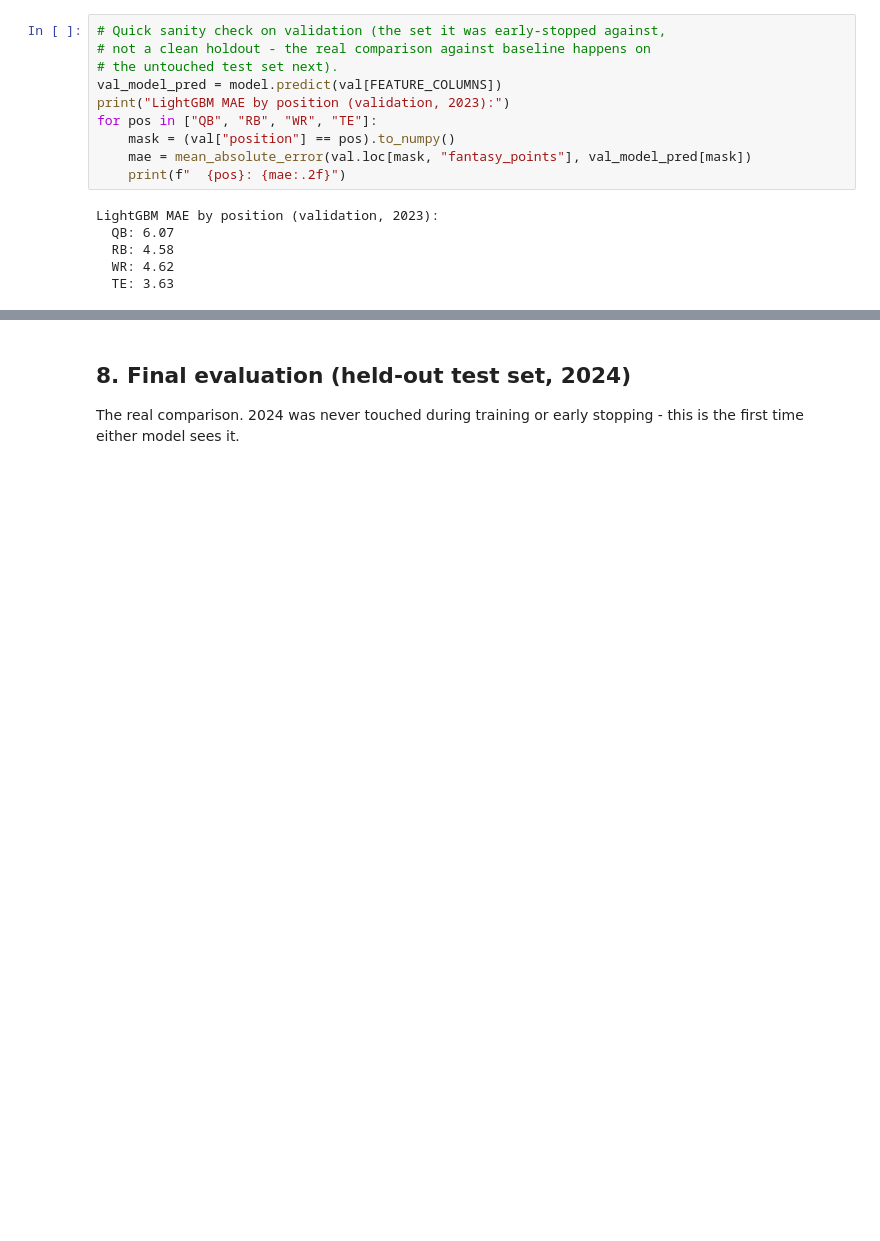
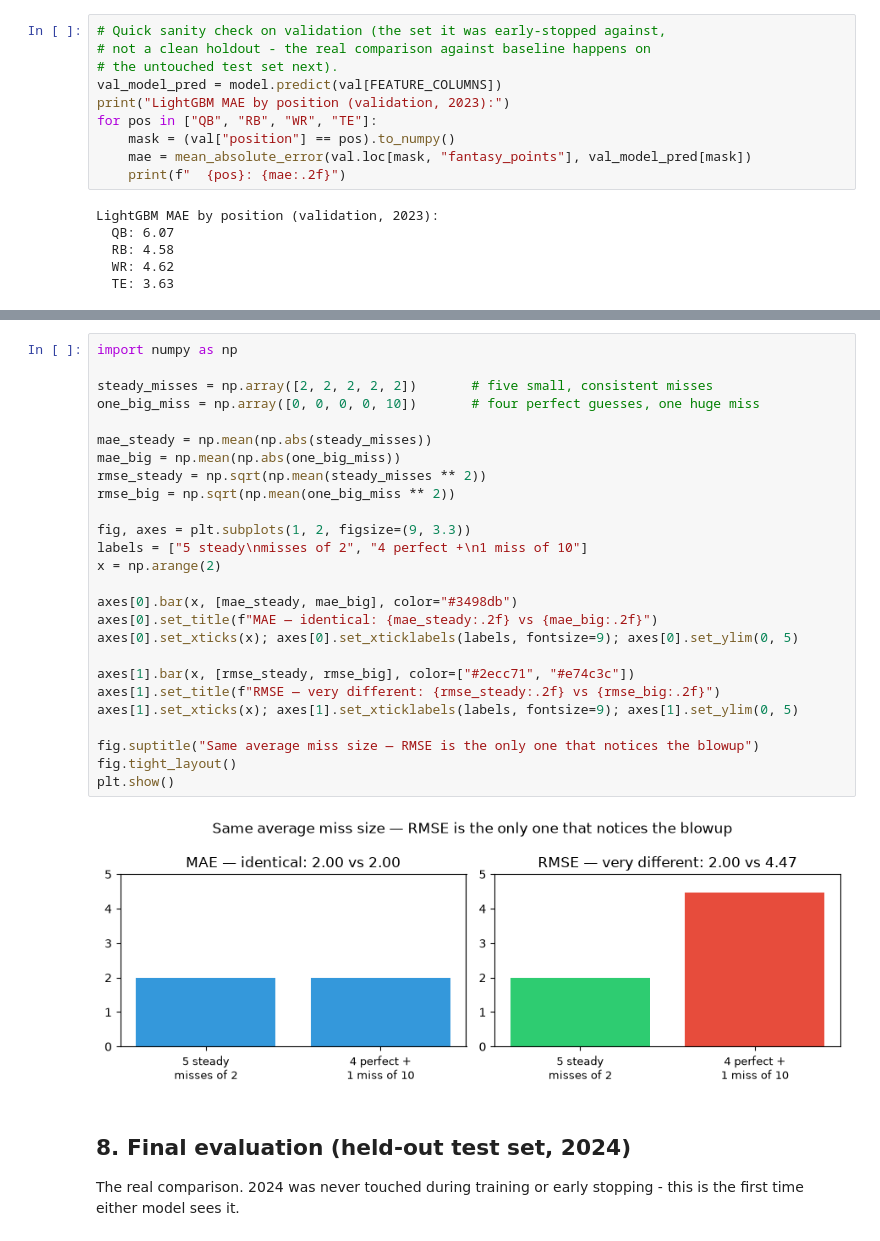
Before and after one commit to khylecalimlim/ESPNFantasyPredictor, a Jupyter notebook: notebooks/02_projection_model.ipynb, the cells around one changed output, grey strips where cells are left out. Saved outputs shown, nothing was run; the diff lists cells and outputs as text; blank space fills up the shorter version.

```diff
--- a/notebooks/02_projection_model.ipynb
+++ b/notebooks/02_projection_model.ipynb
@@ -242,3 +363,31 @@ LightGBM MAE by position (validation, 2023):
+# %%
+import numpy as np
+
+steady_misses = np.array([2, 2, 2, 2, 2])       # five small, consistent misses
+one_big_miss = np.array([0, 0, 0, 0, 10])       # four perfect guesses, one huge miss
+
+mae_steady = np.mean(np.abs(steady_misses))
+mae_big = np.mean(np.abs(one_big_miss))
+rmse_steady = np.sqrt(np.mean(steady_misses ** 2))
+rmse_big = np.sqrt(np.mean(one_big_miss ** 2))
+
+fig, axes = plt.subplots(1, 2, figsize=(9, 3.3))
+labels = ["5 steady\nmisses of 2", "4 perfect +\n1 miss of 10"]
+x = np.arange(2)
+
+axes[0].bar(x, [mae_steady, mae_big], color="#3498db")
+axes[0].set_title(f"MAE — identical: {mae_steady:.2f} vs {mae_big:.2f}")
+axes[0].set_xticks(x); axes[0].set_xticklabels(labels, fontsize=9); axes[0].set_ylim(0, 5)
+
+axes[1].bar(x, [rmse_steady, rmse_big], color=["#2ecc71", "#e74c3c"])
+axes[1].set_title(f"RMSE — very different: {rmse_steady:.2f} vs {rmse_big:.2f}")
+axes[1].set_xticks(x); axes[1].set_xticklabels(labels, fontsize=9); axes[1].set_ylim(0, 5)
+
+fig.suptitle("Same average miss size — RMSE is the only one that notices the blowup")
+fig.tight_layout()
+plt.show()
+# %% [output]
+[figure, added]
 # %% [markdown]
 ## 8. Final evaluation (held-out test set, 2024)
 
```
Also changed, not shown: parts of 13 cells of this notebook.
